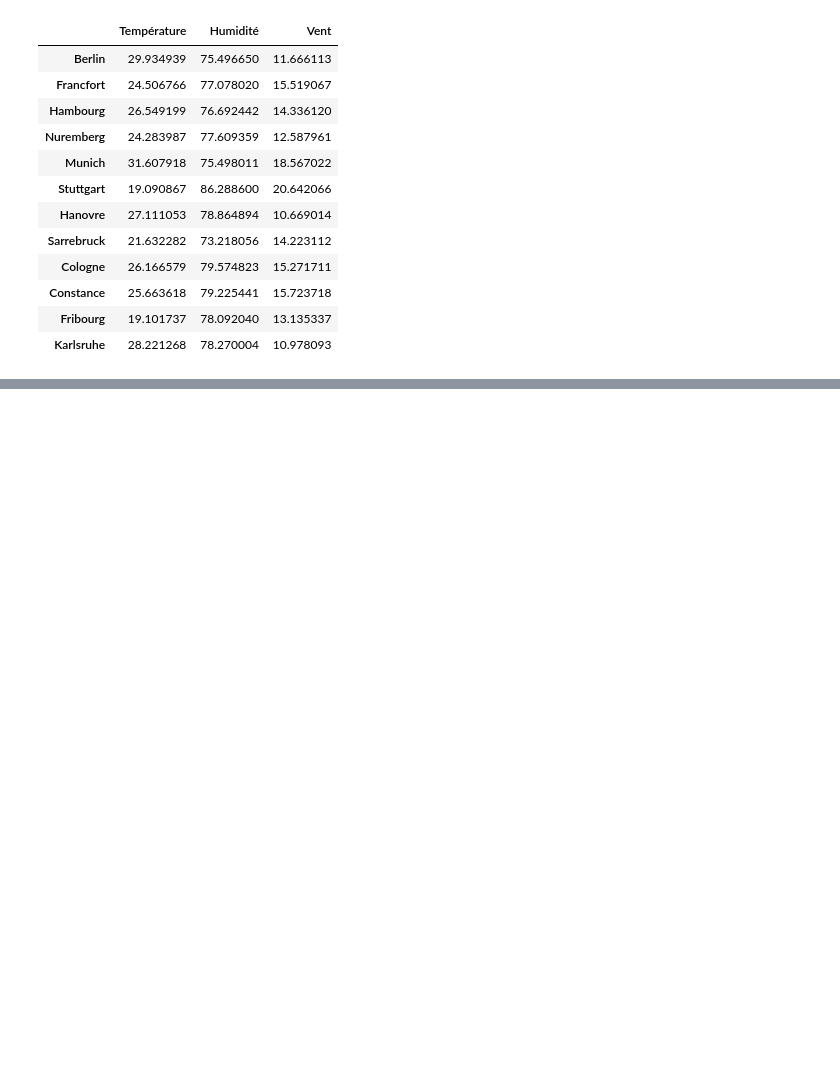
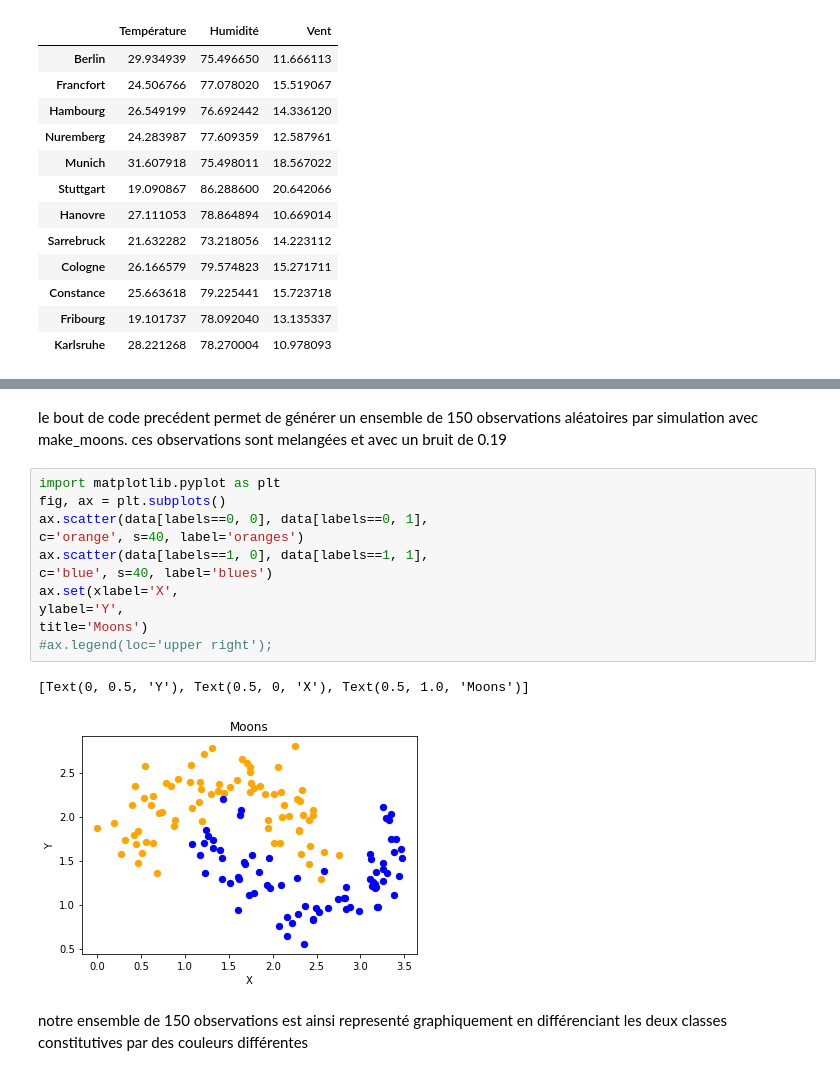
Before and after one commit to BillTanekeu/TP-TPE-INF-3236-Groupe-8, a Jupyter notebook: TP2_Génération_et_Lecture_des_données_avec_Python.ipynb, the cells around one changed output, grey strips where cells are left out. Cells and saved outputs as stored; diff of their text form; blank space fills up the shorter version.

```diff
--- a/TP2_Génération_et_Lecture_des_données_avec_Python.ipynb
+++ b/TP2_Génération_et_Lecture_des_données_avec_Python.ipynb
@@ -67,0 +274,18 @@ df
+# %% [markdown]
+le bout de code precédent permet de générer un ensemble de 150 observations aléatoires par simulation avec make_moons. ces observations sont melangées et avec un bruit de 0.19
+# %%
+import matplotlib.pyplot as plt
+fig, ax = plt.subplots()
+ax.scatter(data[labels==0, 0], data[labels==0, 1],
+c='orange', s=40, label='oranges')
+ax.scatter(data[labels==1, 0], data[labels==1, 1],
+c='blue', s=40, label='blues')
+ax.set(xlabel='X',
+ylabel='Y',
+title='Moons')
+#ax.legend(loc='upper right');
+# %% [output]
+[Text(0, 0.5, 'Y'), Text(0.5, 0, 'X'), Text(0.5, 1.0, 'Moons')]
+[figure, added]
+# %% [markdown]
+notre ensemble de 150 observations est ainsi representé graphiquement en différenciant les deux classes constitutives par des couleurs différentes
```
Also changed, not shown: parts of 24 cells of this notebook.
